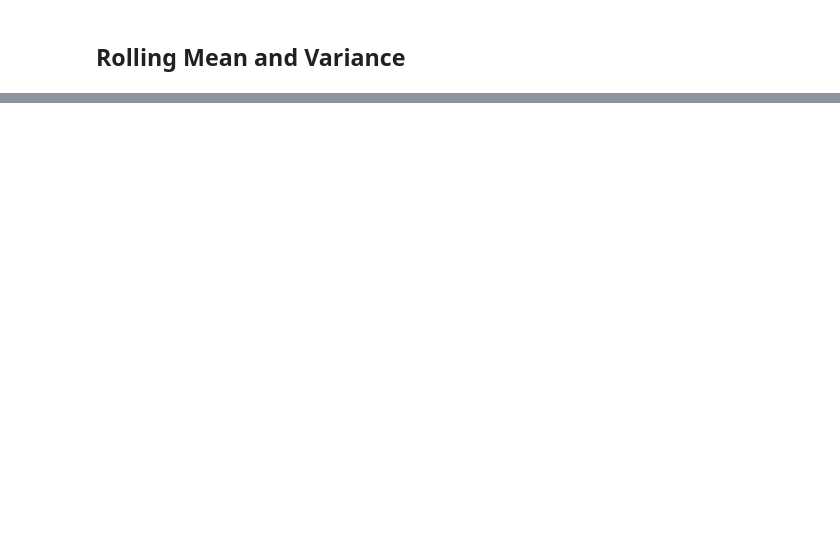
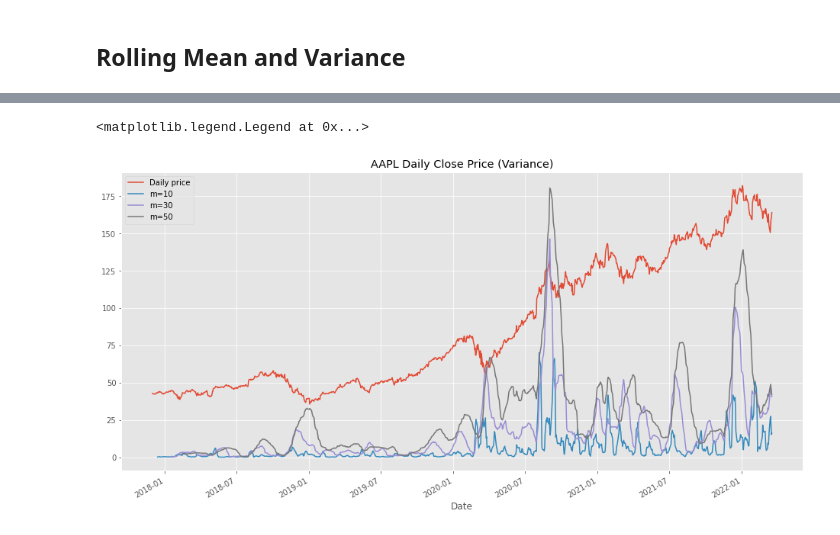
Before and after one commit to Royleong31/Stock-Portfolio-Optimiser, a Jupyter notebook: EDA/AAPL.ipynb, the cells around one changed output, grey strips where cells are left out. Saved outputs shown, nothing was run; the diff lists cells and outputs as text; code cells hidden in the pictures; blank space fills up the shorter version.

```diff
--- a/EDA/AAPL.ipynb
+++ b/EDA/AAPL.ipynb
@@ -64,0 +75,11 @@ ax.legend(['Daily price', 'm=10', 'm=20', 'm=30'])
+# %%
+ax = aapl.plot(legend=False, figsize=(16, 8))
+ax.set_title('AAPL Daily Close Price (Variance)')
+
+aapl.rolling(window=10).var().plot(ax=ax)
+aapl.rolling(window=30).var().plot(ax=ax)
+aapl.rolling(window=50).var().plot(ax=ax)
+ax.legend(['Daily price', 'm=10', 'm=30', 'm=50'])
+# %% [output]
+<matplotlib.legend.Legend at 0x...>
+[figure, added]
```
Also changed, not shown: parts of 26 cells of this notebook, 2 other files.
